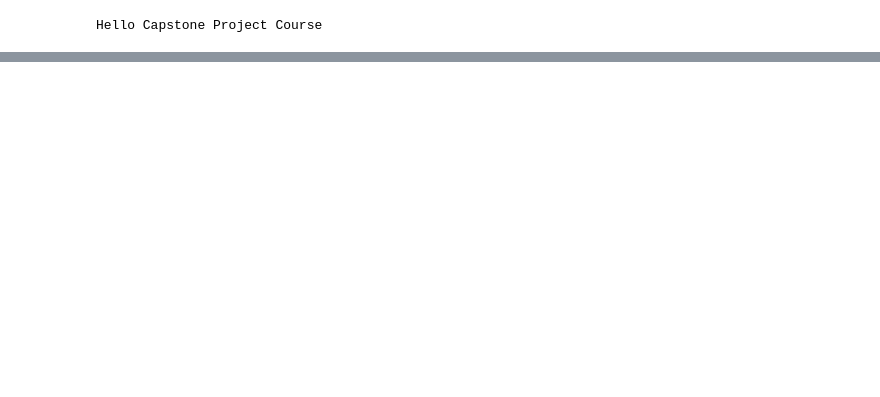
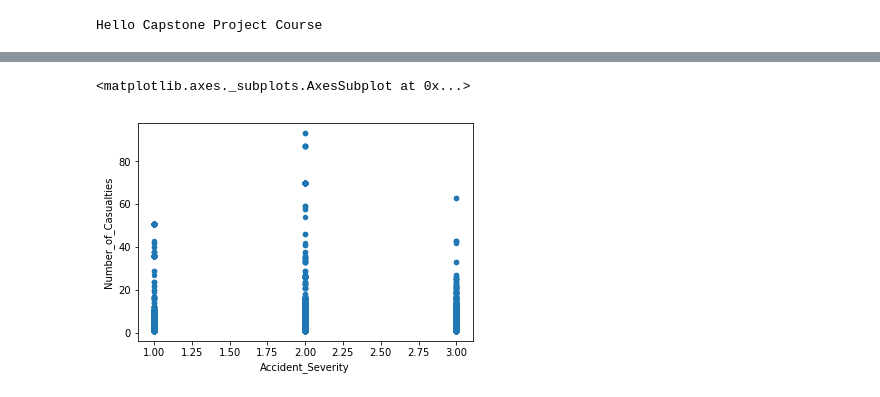
Before and after one commit to odojoachim/Coursera_Capstone, a Jupyter notebook: Coursera_Project.ipynb, the cells around one changed output, grey strips where cells are left out. Drawn from its saved outputs; the diff is of its cells as text; code cells hidden in the pictures; blank space fills up the shorter version.

Commit message:
Change of data from Seattle to British Transport data

```diff
--- a/Coursera_Project.ipynb
+++ b/Coursera_Project.ipynb
@@ -72,0 +102,2 @@ Hello Capstone Project Course
+# %%
+vehicles = pd.concat([vehicles_2018, vehicles_2017, vehicles_2016, vehicles_2015, vehicles_2014, vehicles_2013, vehicles_2012, vehicles_2011, vehicles_2010], ignore_index=True)
@@ -72,0 +108,12 @@ Hello Capstone Project Course
+# %%
+Accidents_2018 = pd.read_csv("C:/Users/fajlh/OneDrive/Documents/IBM_DS/London_Data/2018/dftRoadSafetyData_Accidents_2018.csv")
+Accidents_2017 = pd.read_csv("C:/Users/fajlh/OneDrive/Documents/IBM_DS/London_Data/2017/Acc.csv")
+Accidents_2016 = pd.read_csv("C:/Users/fajlh/OneDrive/Documents/IBM_DS/London_Data/2016/dftRoadSafety_Accidents_2016.csv")
+Accidents_2015 = pd.read_csv("C:/Users/fajlh/OneDrive/Documents/IBM_DS/London_Data/2015/Accidents_2015.csv")
+Accidents_2014 = pd.read_csv("C:/Users/fajlh/OneDrive/Documents/IBM_DS/London_Data/2014/DfTRoadSafety_Accidents_2014.csv")
+Accidents_2013 = pd.read_csv("C:/Users/fajlh/OneDrive/Documents/IBM_DS/London_Data/2013/DfTRoadSafety_Accidents_2013.csv")
+Accidents_2012 = pd.read_csv("C:/Users/fajlh/OneDrive/Documents/IBM_DS/London_Data/2012/DfTRoadSafety_Accidents_2012.csv")
+Accidents_2011 = pd.read_csv("C:/Users/fajlh/OneDrive/Documents/IBM_DS/London_Data/2011/DfTRoadSafety_Accidents_2011.csv")
+Accidents_2010 = pd.read_csv("C:/Users/fajlh/OneDrive/Documents/IBM_DS/London_Data/2010/DfTRoadSafety_Accidents_2010.csv")
+# %%
+accidents = pd.concat([Accidents_2018, Accidents_2017, Accidents_2016, Accidents_2015, Accidents_2014, Accidents_2013, Accidents_2012, Accidents_2011, Accidents_2010], ignore_index=True)
@@ -72,0 +150,2 @@ Hello Capstone Project Course
+# %%
+data = pd.merge(accidents, vehicles, how='left', on='Accident_Index')
@@ -72,0 +237,5 @@ Hello Capstone Project Course
+# %%
+data.plot.scatter('Accident_Severity', 'Number_of_Casualties')
+# %% [output]
+<matplotlib.axes._subplots.AxesSubplot at 0x...>
+[figure, added]
```
Also changed, not shown: parts of 23 cells of this notebook.
